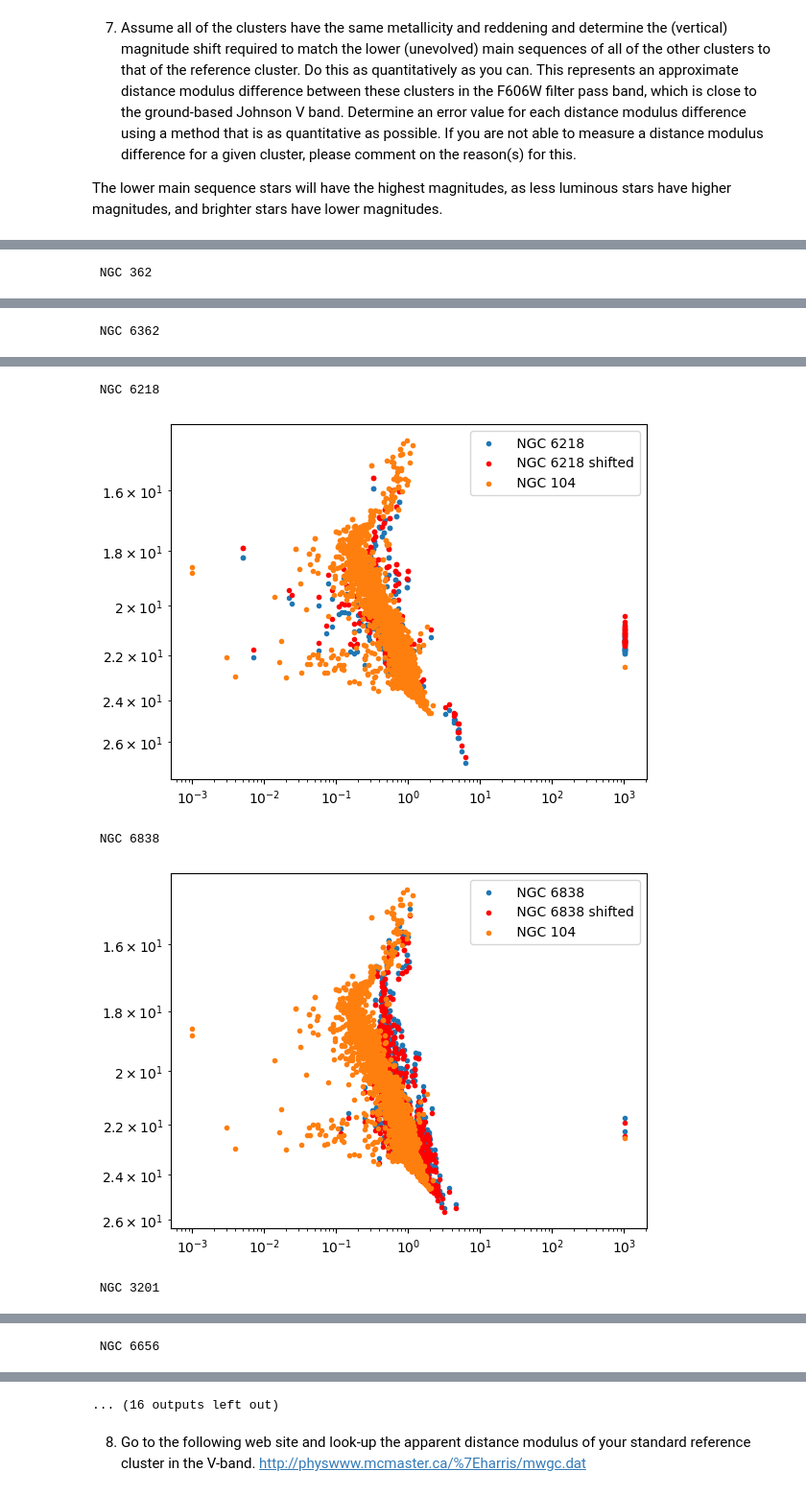
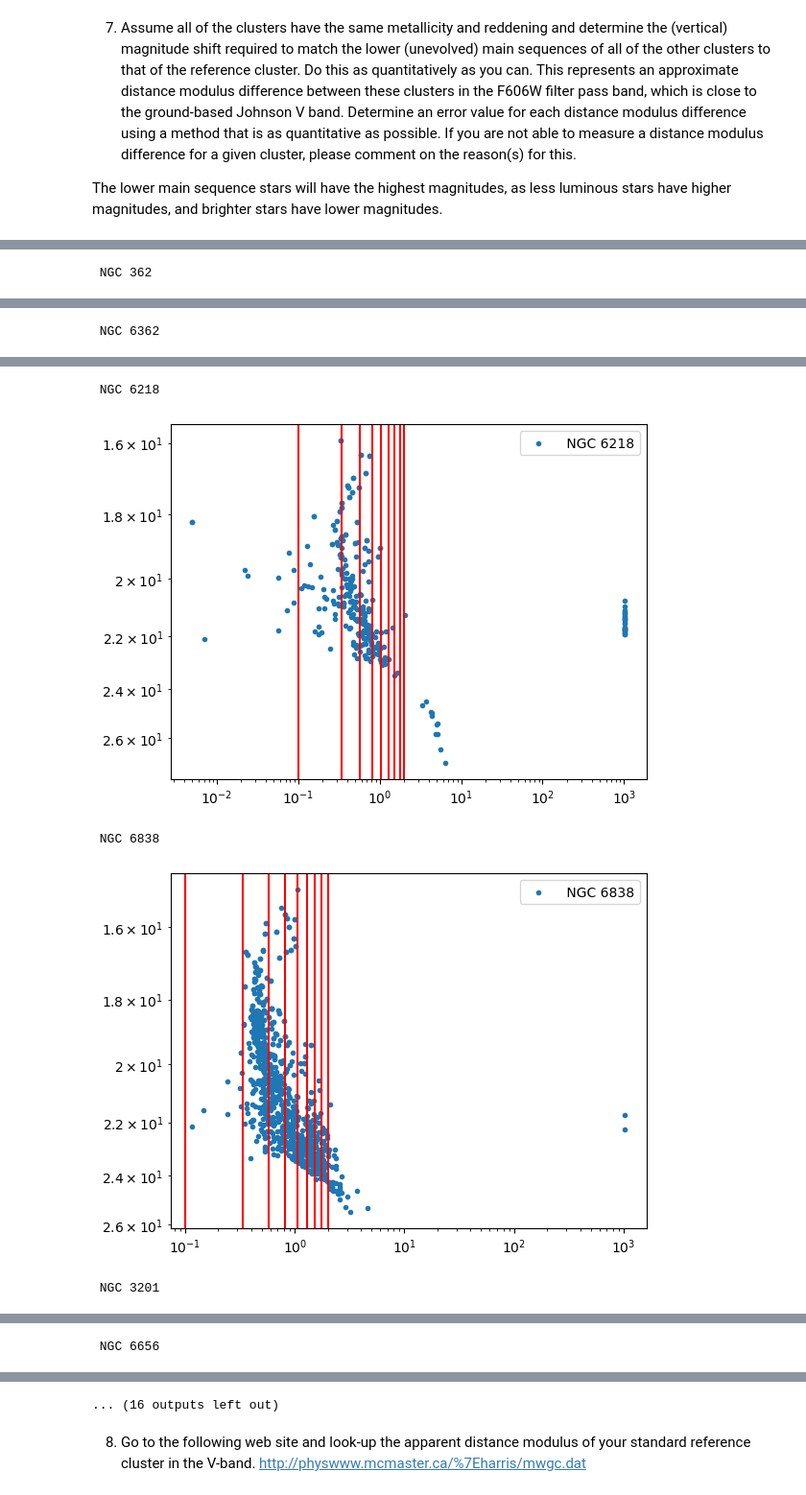
Before and after one commit to SpacialTree/HomeworkBack, a Jupyter notebook: Stars/FinalProject/FinalProject.ipynb, the cells around one changed output, grey strips where cells are left out. Shown at 96% size. Drawn from its saved outputs; the diff is of its cells as text; code cells hidden in the pictures.

```diff
--- a/Stars/FinalProject/FinalProject.ipynb
+++ b/Stars/FinalProject/FinalProject.ipynb
@@ -209,0 +162,3 @@ for dat in data_names:
+# %%
+def powerlaw_fit(x, a, k):
+    return a*x**k
@@ -209,0 +205,2 @@ for dat in data_names:
+# %%
+curve_fit(powerlaw_fit, aaa_lis, ooo_lis)
@@ -209,0 +255,12 @@ for dat in data_names:
+# %%
+mods_fit = []
+mods_fit_err = []
+
+for dat in range(len(data_names)):
+    tbl = Table(data=ascii.read(data_names[dat]), names=column_names)
+    fit, perr = fit_mains_sequence(tbl)
+    print(tbl.meta['comments'][12].split(':')[1])
+    print(fit)
+    print(perr)
+    mods_fit.append(fit[0])
+    mods_fit_err.append(perr[0])
@@ -209,0 +293,16 @@ for dat in data_names:
+# %%
+mods_diff = np.zeros(len(data_names))
+mods_diff_err = np.zeros(len(data_names))
+
+print('Reference Cluster NGC 204')
+print(mods_fit[6], mods_fit_err[6]) # NGC 104
+mods_fit_ref = mods_fit[6]
+mods_fit_err_ref = mods_fit_err[6]
+
+for dat in range(len(data_names)):
+    tbl = Table(data=ascii.read(data_names[dat]), names=column_names)
+    print(tbl.meta['comments'][12].split(':')[1])
+
+    mods_diff[dat] = mods_fit_ref - mods_fit[dat]
+    mods_diff_err[dat] = np.sqrt(mods_fit_err_ref**2 + mods_fit_err[dat]**2)
+    print(mods_diff[dat], mods_diff_err[dat])
@@ -219,14 +336,17 @@ for dat in range(len(data_names)):
 
     plt.gca().invert_yaxis()
     plt.scatter(abscissa, ordinate, marker='.', label=tbl.meta['comments'][12].split(':')[1])
-    plt.scatter(abscissa, shifted_ord, marker='.', label=tbl.meta['comments'][12].split(':')[1]+' shifted', color='red')
+    #plt.scatter(abscissa, shifted_ord, marker='.', label=tbl.meta['comments'][12].split(':')[1]+' shifted', color='red')
     plt.legend
     plt.xscale('log')
     plt.yscale('log')
 
     abs_ref = tbl_ref['f606w_TotMag'] - tbl_ref['f814w_TotMag']
     ord_ref = tbl_ref['f606w_TotMag']
-    plt.scatter(abs_ref, ord_ref, marker='.', label=tbl_ref.meta['comments'][12].split(':')[1])
+    #plt.scatter(abs_ref, ord_ref, marker='.', label=tbl_ref.meta['comments'][12].split(':')[1])
+
+    for gg in color_bins:
+        plt.axvline(gg, color='red')
 
     #plot_colormag(tbl_ref, show=False)
     plt.legend()
@@ -240,5 +360,5 @@ for dat in range(len(data_names)):
  NGC 6218
-[figure, old version]
+[figure, new version]
  NGC 6838
-[figure, old version]
+[figure, new version]
  NGC 3201
```
Also changed, not shown: parts of 52 cells of this notebook.
